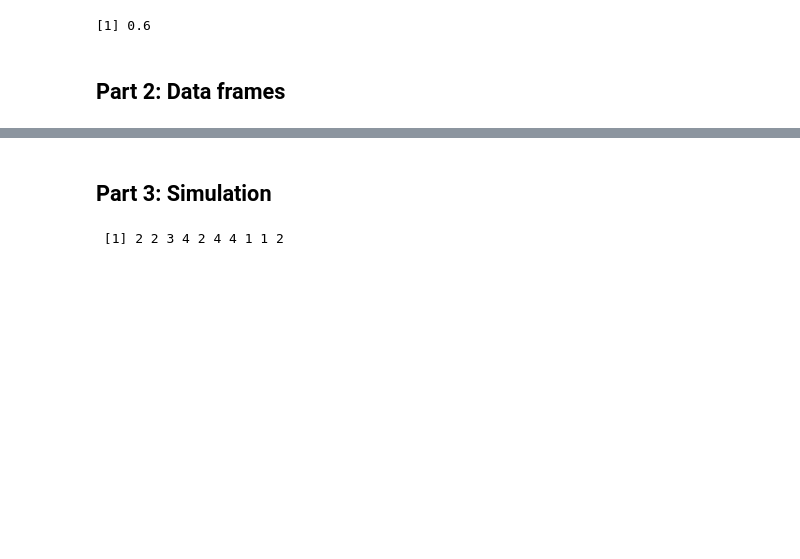
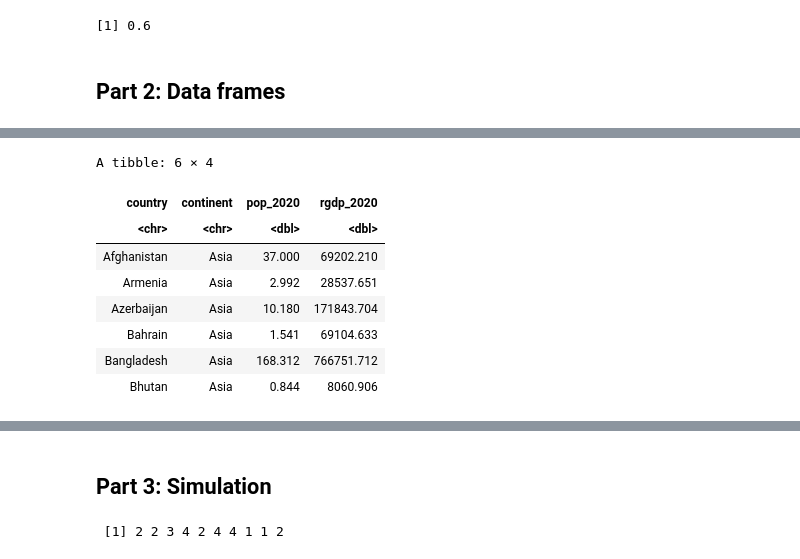
Before and after one commit to 5harad/API201-2022, a Jupyter notebook: lectures/lecture-10-code.ipynb, the cells around one changed output, grey strips where cells are left out. Saved outputs shown, nothing was run; the diff lists cells and outputs as text; code cells hidden in the pictures; blank space fills up the shorter version.

```diff
--- a/lectures/lecture-10-code.ipynb
+++ b/lectures/lecture-10-code.ipynb
@@ -164,0 +147,15 @@ A tibble: 2 × 2
+# %%
+asian_countries <- weo %>%
+  filter(continent == 'Asia')
+
+head(asian_countries)
+# %% [output]
+A tibble: 6 × 4
+| country | continent | pop_2020 | rgdp_2020 |
+| <chr> | <chr> | <dbl> | <dbl> |
+| Afghanistan | Asia | 37.000 | 69202.210 |
+| Armenia | Asia | 2.992 | 28537.651 |
+| Azerbaijan | Asia | 10.180 | 171843.704 |
+| Bahrain | Asia | 1.541 | 69104.633 |
+| Bangladesh | Asia | 168.312 | 766751.712 |
+| Bhutan | Asia | 0.844 | 8060.906 |
```
Also changed, not shown: parts of 10 cells of this notebook.
